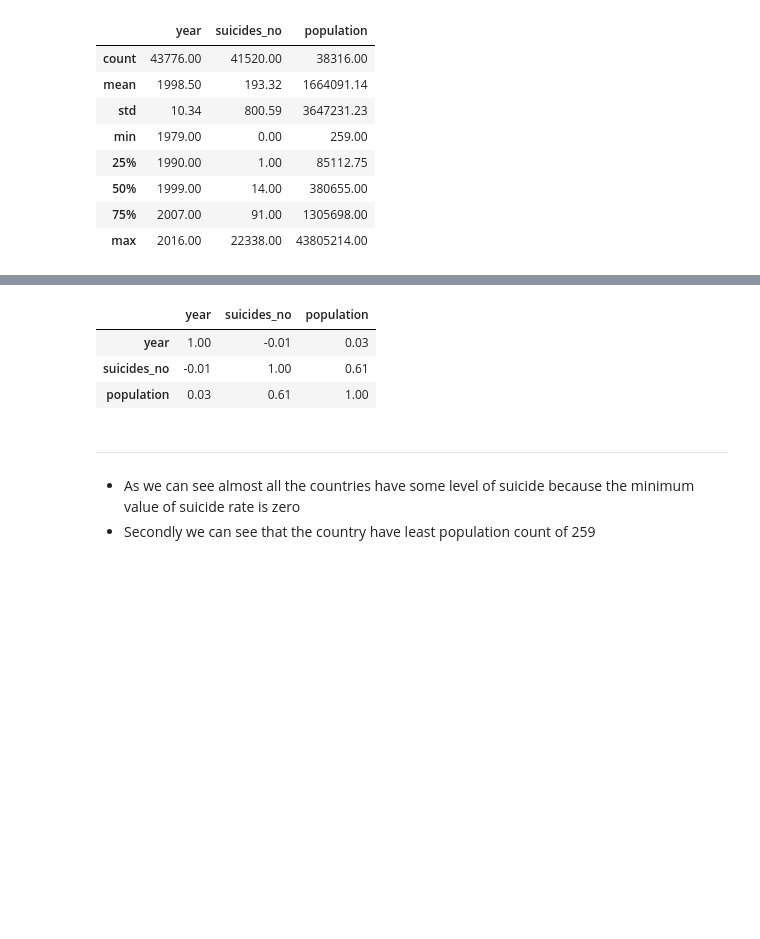
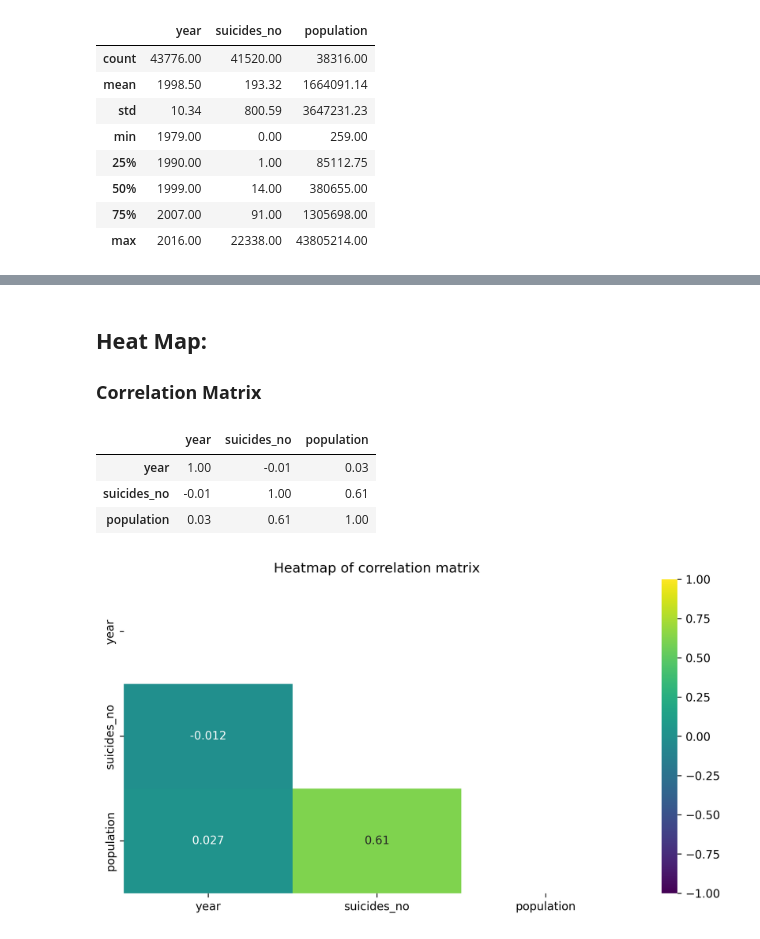
Before and after one commit to Akmal1995/Applied-Data-Science-Assignment-1, a Jupyter notebook: assignment_2.ipynb, the cells around one changed output, grey strips where cells are left out. Drawn from its saved outputs; the diff is of its cells as text; code cells hidden in the pictures; blank space fills up the shorter version.

```diff
--- a/assignment_2.ipynb
+++ b/assignment_2.ipynb
@@ -196,19 +340,32 @@ df.describe()
+# %% [markdown]
+## **Heat Map:**
+### **Correlation Matrix**
 # %%
+# selecting only int and float columns from the dataframe
+num_cols = df.select_dtypes(include=['int64', 'float64'])
 
-numeric_columns = df.select_dtypes(include=['int64', 'float64'])
+# calculating the correlation matrix
+corr_matrix = num_cols.corr(method='pearson')
 
-# Calculating the Pearson correlation matrix
-correlation_matrix = numeric_columns.corr(method='pearson')
-
-# Display the correlation matrix
-correlation_matrix
+# printig out the results
+corr_matrix
 # %% [output]
 |  | year | suicides_no | population |
 | year | 1.00 | -0.01 | 0.03 |
 | suicides_no | -0.01 | 1.00 | 0.61 |
 | population | 0.03 | 0.61 | 1.00 |
-# %% [markdown]
----
-
-- As we can see almost all the countries have some level of suicide because the minimum value of suicide rate is zero
-- Secondly we can see that the country have least population count of 259
+# %%
+# defining the funtion for plotting heatmap
+def heatmap(corr_matrix):
+    plt.figure(figsize=(10, 5), dpi=300)
+    # creating mask for the correlation matrix
+    mask = np.triu(np.ones_like(corr_matrix))
+    # plotting the heatmap by excluding the redundant values
+    sns.heatmap(corr_matrix, annot=True , cmap='viridis' , mask=mask , vmax=1, vmin=-1)
+    plt.title('Heatmap of correlation matrix')
+    return
+# %%
+# calling the function to plot the heatmap
+heatmap(corr_matrix)
+# %% [output]
+[figure, added]
```
Also changed, not shown: parts of 18 cells of this notebook.
